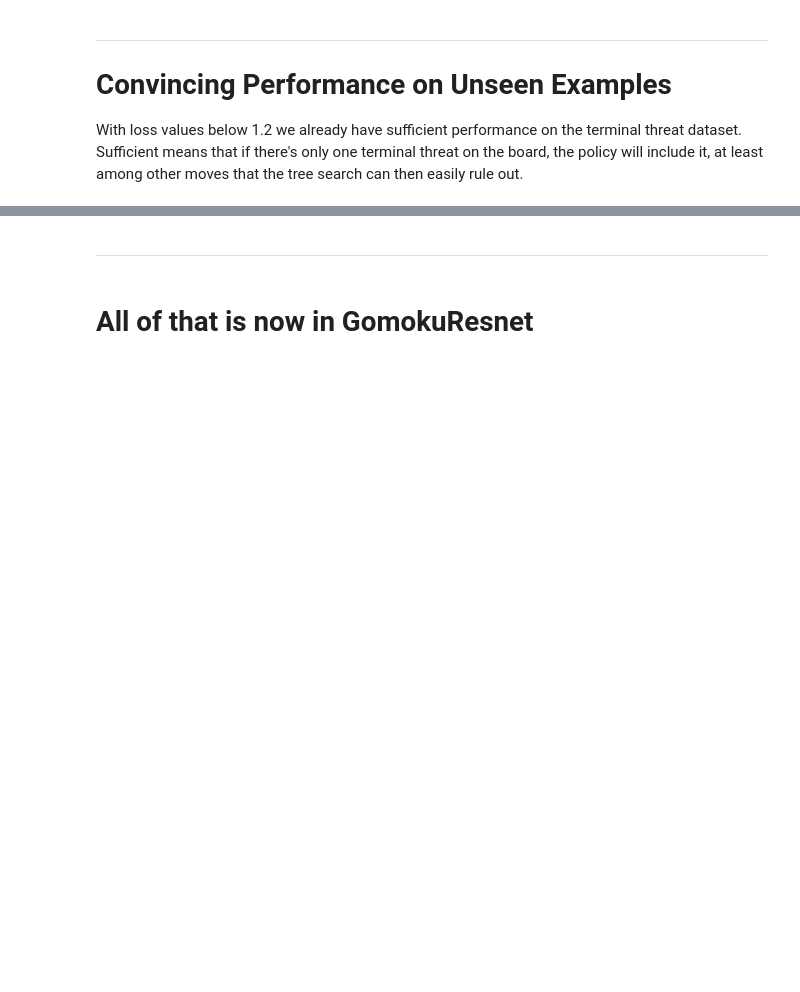
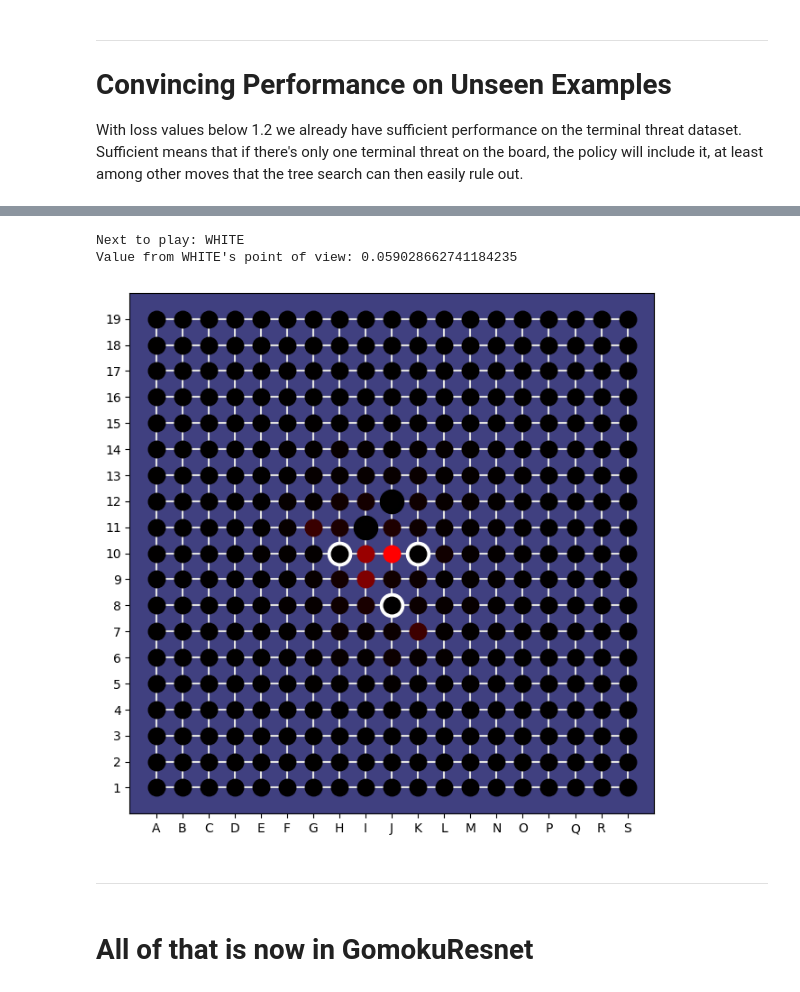
Before and after one commit to Project-Ellie/DeepGomoku, a Jupyter notebook: notebooks/GomokuResNet.ipynb, the cells around one changed output, grey strips where cells are left out. Saved outputs shown, nothing was run; the diff lists cells and outputs as text; code cells hidden in the pictures; blank space fills up the shorter version.

```diff
--- a/notebooks/GomokuResNet.ipynb
+++ b/notebooks/GomokuResNet.ipynb
@@ -33,6 +41,6 @@ FileNotFoundError: [Errno 2] No such file or directory: 'trajectories/policy/ter
 Actually, it's boring feature engineering, what we're doing here. And yes that's exactly why this is **Alpha Epsilon** - not quite **Alpha Zero**: We induce a little *bias* by providing knowledge about the most critical positions
 # %%
-inputs = keras.Input(shape=(17, 17, 3), name="inputs")
+inputs = keras.Input(shape=(21, 21, 3), name="inputs")
 # %%
 def xp(n, filters, kernel):
     return layers.Conv2D(
@@ -71,13 +79,14 @@ peel = layers.Conv2D(
 advisor = PrimaryDetector(BOARD_SIZE, activation=tf.keras.activations.tanh, name='heuristics')
 # %%
 features = advisor(inputs)
-features=tf.keras.activations.tanh(features)
-x = xp(1, 1024, 11)(inputs)
+
+#features=tf.keras.activations.tanh(features)
+x = xp(1, 256, 11)(inputs)
 c = ct(1, 4, 5)(x)
 
 value_input_from_sensor = None
 c1 = None
-for i in range(2, 21):
+for i in range(2, 11):
     i1 = layers.concatenate([features, c], axis=-1)
     if i == 2:
         value_input_from_sensor = i1
@@ -183,3 +243,9 @@ analyse_example(BOARD_SIZE, example)
+# %%
+analyse_example(example)
+# %% [output]
+Next to play: WHITE
+Value from WHITE's point of view: 0.059028662741184235
+[figure, added]
 # %% [markdown]
 ---
 # %% [markdown]
```
Also changed, not shown: parts of 12 cells of this notebook, 26 other files.
